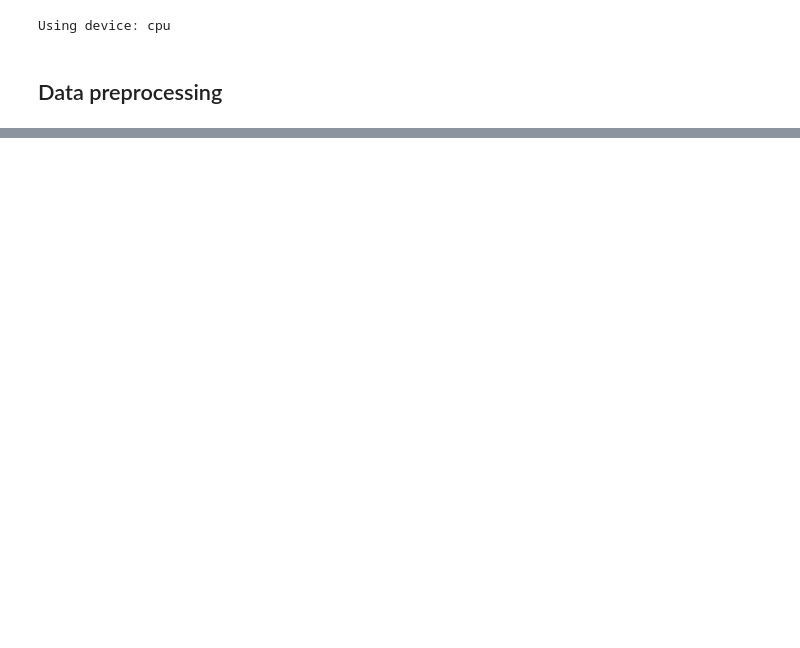
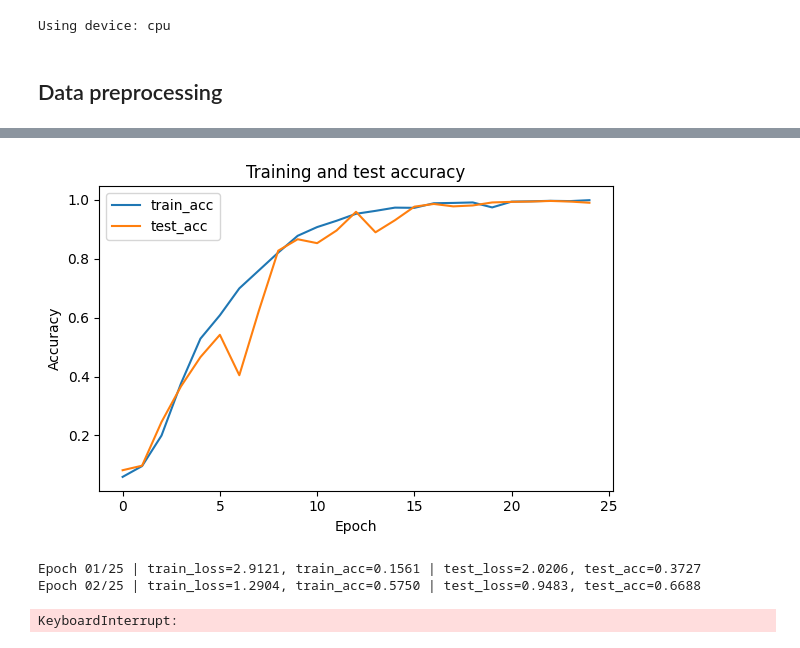
Before and after one commit to panguccio/Sign-Language-CNN, a Jupyter notebook: main.ipynb, the cells around one changed output, grey strips where cells are left out. Saved outputs shown, nothing was run; the diff lists cells and outputs as text; code cells hidden in the pictures; blank space fills up the shorter version.

```diff
--- a/main.ipynb
+++ b/main.ipynb
@@ -89,0 +213,14 @@ LEARNING_RATE = 0.01
+# %%
+plt.figure(figsize=(6, 4))
+plt.plot(history["train_acc"], label="train_acc")
+plt.plot(history["test_acc"], label="test_acc")
+plt.xlabel("Epoch")
+plt.ylabel("Accuracy")
+plt.title("Training and test accuracy")
+plt.legend()
+plt.tight_layout()
+# plt.savefig(output_dir / "04_accuracy_curve.png", dpi=160, bbox_inches="tight")
+plt.show()
+plt.close()
+# %% [output]
+[figure, added]
@@ -89,0 +247,17 @@ LEARNING_RATE = 0.01
+# %%
+
+from pathlib import Path
+output_dir = Path("outputs_cnn_tutorial")
+
+history = train(
+    model=model,
+    train_loader=train_loader,
+    test_loader=test_loader,
+    epochs=EPOCHS,
+    lr=LEARNING_RATE,
+    device=device,
+)
+# %% [output]
+Epoch 01/25 | train_loss=2.9121, train_acc=0.1561 | test_loss=2.0206, test_acc=0.3727
+Epoch 02/25 | train_loss=1.2904, train_acc=0.5750 | test_loss=0.9483, test_acc=0.6688
+KeyboardInterrupt:
```
Also changed, not shown: parts of 9 cells of this notebook.
